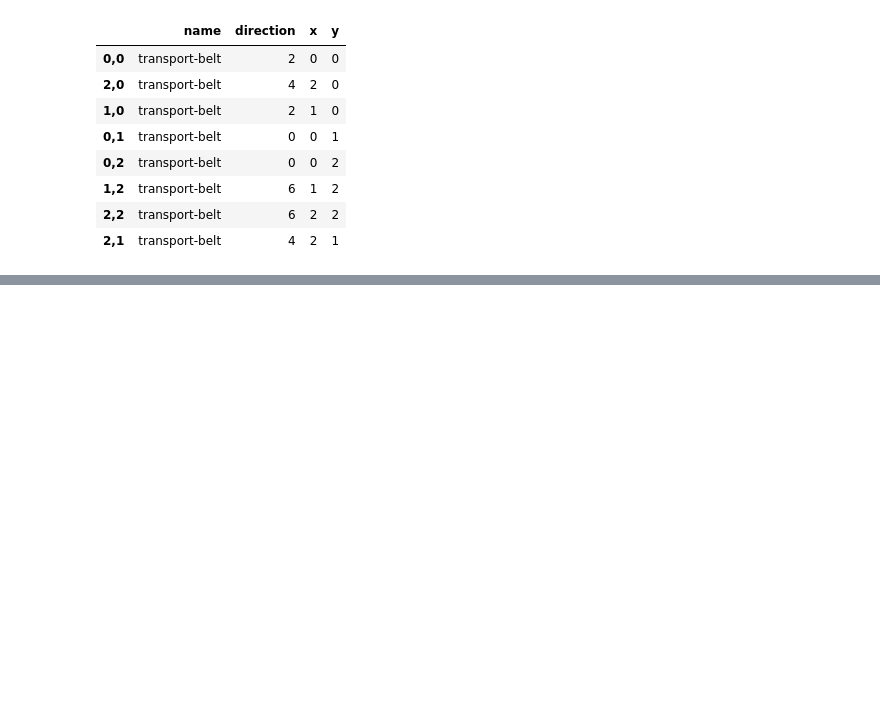
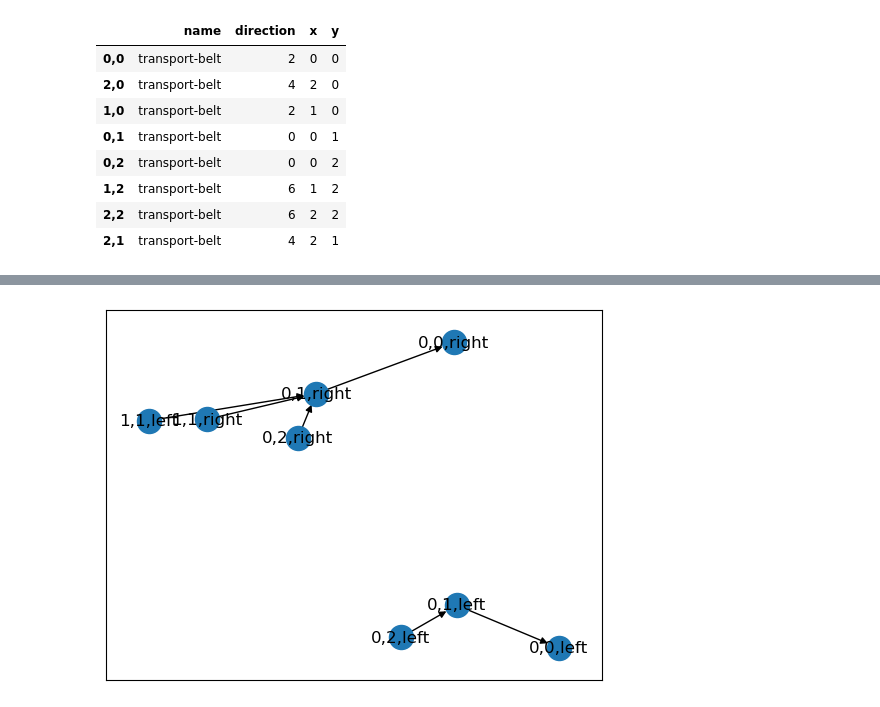
Before and after one commit to kss39/factorio_design_compiler, a Jupyter notebook: factorio_design_compiler/playground/factorio_design_exp.ipynb, the cells around one changed output, grey strips where cells are left out. Drawn from its saved outputs; the diff is of its cells as text; code cells hidden in the pictures; blank space fills up the shorter version.

```diff
--- a/factorio_design_compiler/playground/factorio_design_exp.ipynb
+++ b/factorio_design_compiler/playground/factorio_design_exp.ipynb
@@ -213,0 +226,4 @@ fdb._belts_df
+# %%
+nx.draw_networkx(fdb_test.belts_graph.generate_graph())
+# %% [output]
+[figure, added]
```
Also changed, not shown: parts of 1 cell of this notebook, 1 other file.
